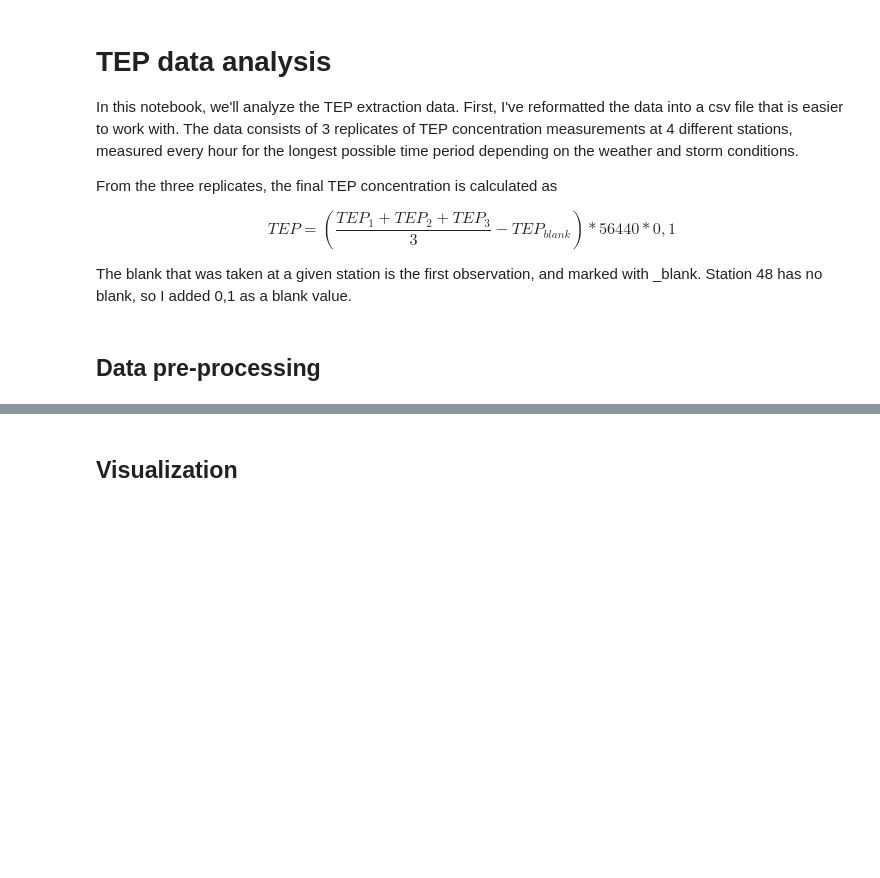
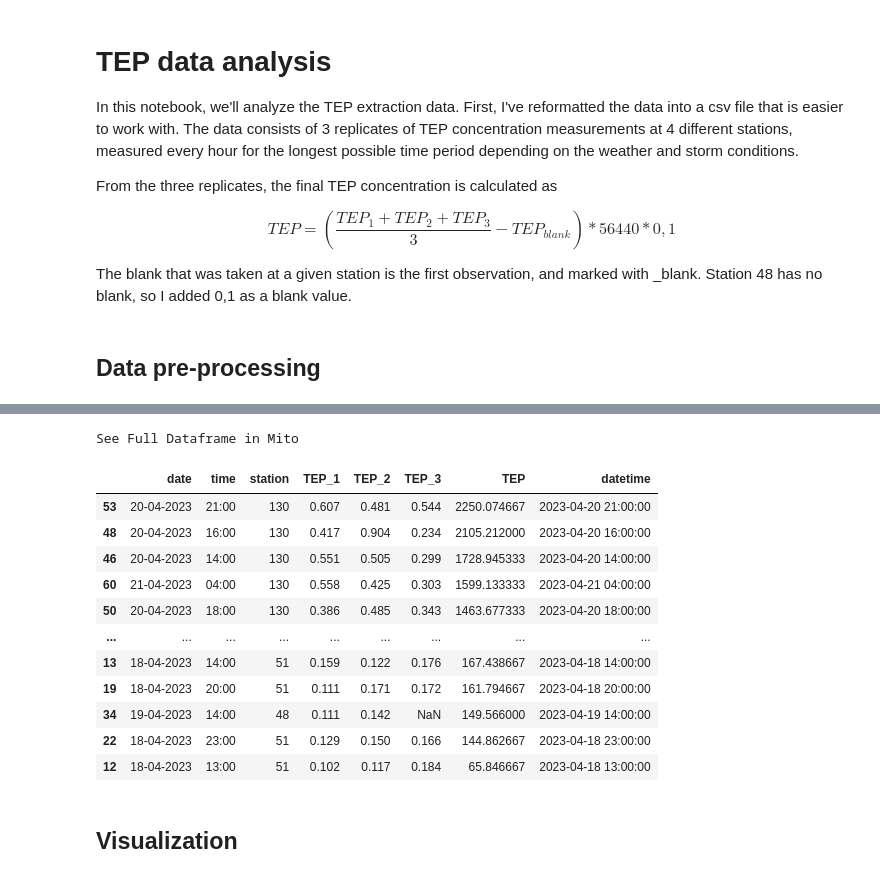
Before and after one commit to jensdujardin/spring_campaign_2023, a Jupyter notebook: scripts/TEP_analysis.ipynb, the cells around one changed output, grey strips where cells are left out. Saved outputs shown, nothing was run; the diff lists cells and outputs as text; code cells hidden in the pictures; blank space fills up the shorter version.

```diff
--- a/scripts/TEP_analysis.ipynb
+++ b/scripts/TEP_analysis.ipynb
@@ -73,6 +73,22 @@ data['TEP'] = TEP
 # %%
 # Merge date and time columns into one datetime column
 data['datetime'] = pd.to_datetime(data['date'] + ' ' + data['time'])
+# %%
+data.sort_values(by='TEP', ascending=False)
+# %% [output]
+See Full Dataframe in Mito
+|  | date | time | station | TEP_1 | TEP_2 | TEP_3 | TEP | datetime |
+| 53 | 20-04-2023 | 21:00 | 130 | 0.607 | 0.481 | 0.544 | 2250.074667 | 2023-04-20 21:00:00 |
+| 48 | 20-04-2023 | 16:00 | 130 | 0.417 | 0.904 | 0.234 | 2105.212000 | 2023-04-20 16:00:00 |
+| 46 | 20-04-2023 | 14:00 | 130 | 0.551 | 0.505 | 0.299 | 1728.945333 | 2023-04-20 14:00:00 |
+| 60 | 21-04-2023 | 04:00 | 130 | 0.558 | 0.425 | 0.303 | 1599.133333 | 2023-04-21 04:00:00 |
+| 50 | 20-04-2023 | 18:00 | 130 | 0.386 | 0.485 | 0.343 | 1463.677333 | 2023-04-20 18:00:00 |
+| ... | ... | ... | ... | ... | ... | ... | ... | ... |
+| 13 | 18-04-2023 | 14:00 | 51 | 0.159 | 0.122 | 0.176 | 167.438667 | 2023-04-18 14:00:00 |
+| 19 | 18-04-2023 | 20:00 | 51 | 0.111 | 0.171 | 0.172 | 161.794667 | 2023-04-18 20:00:00 |
+| 34 | 19-04-2023 | 14:00 | 48 | 0.111 | 0.142 | NaN | 149.566000 | 2023-04-19 14:00:00 |
+| 22 | 18-04-2023 | 23:00 | 51 | 0.129 | 0.150 | 0.166 | 144.862667 | 2023-04-18 23:00:00 |
+| 12 | 18-04-2023 | 13:00 | 51 | 0.102 | 0.117 | 0.184 | 65.846667 | 2023-04-18 13:00:00 |
 # %% [markdown]
 ## Visualization
 # %%
```
Also changed, not shown: parts of 8 cells of this notebook, 1 other file.
